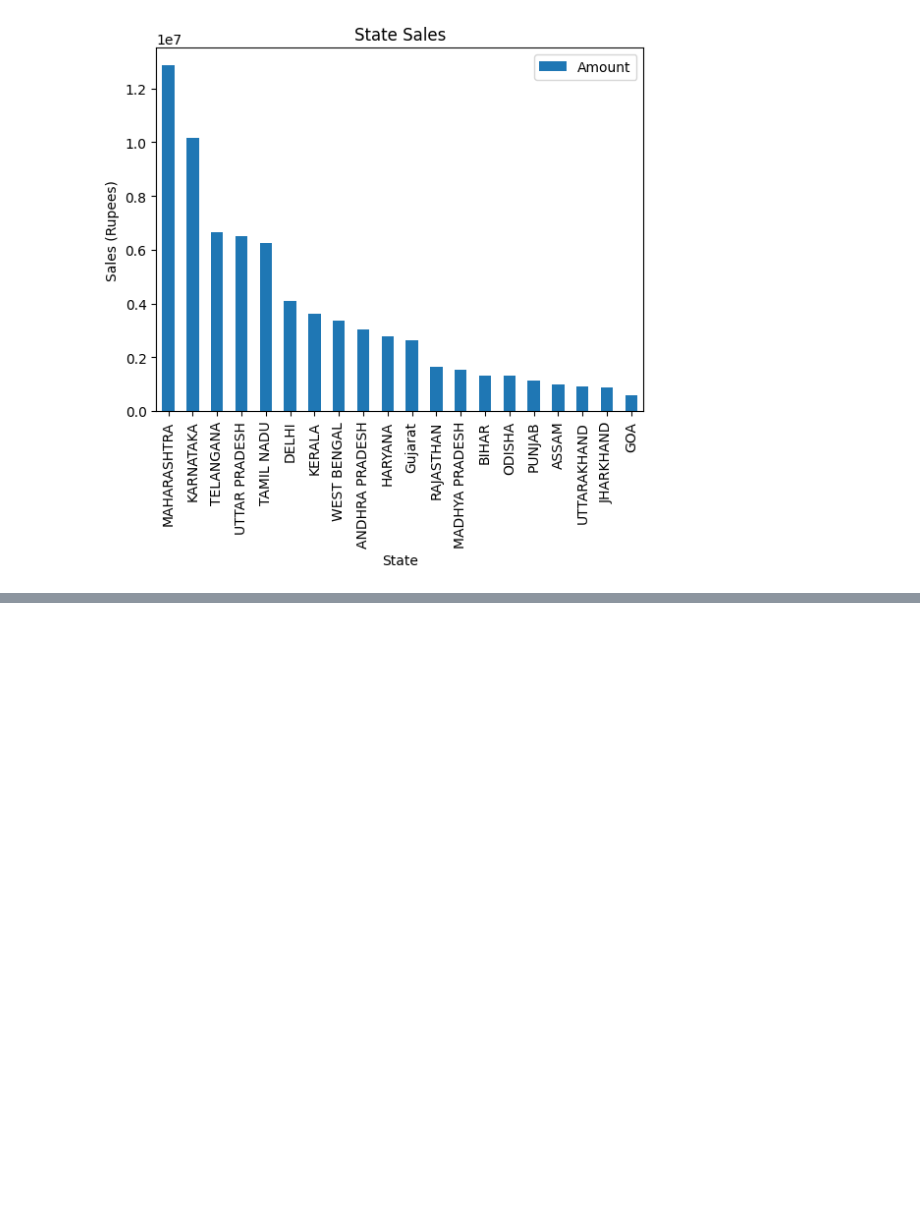
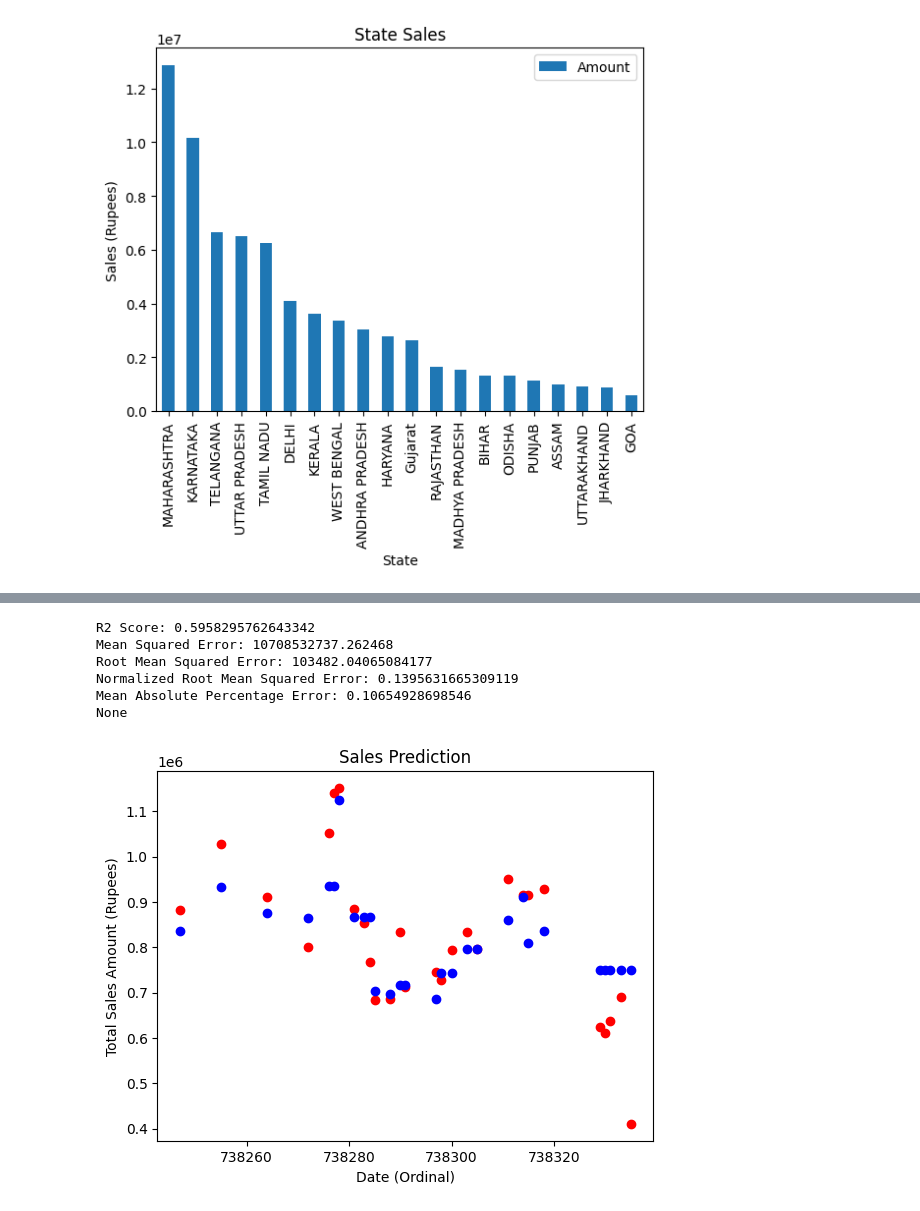
Before and after one commit to khangwen/data-analysis-project, a Jupyter notebook: notebooks/sales_analysis.ipynb, the cells around one changed output, grey strips where cells are left out. Saved outputs shown, nothing was run; the diff lists cells and outputs as text; code cells hidden in the pictures; blank space fills up the shorter version.

```diff
--- a/notebooks/sales_analysis.ipynb
+++ b/notebooks/sales_analysis.ipynb
@@ -227,0 +321,21 @@ plt.show()
+# %%
+from sklearn.ensemble import GradientBoostingRegressor
+gb_reg = GradientBoostingRegressor(n_estimators=100, random_state=0)
+gb_reg.fit(X_train.reshape(-1, 1), y_train)
+
+y_pred = gb_reg.predict(X_test.reshape(-1, 1))
+plt.scatter(X_test, y_test, color = 'red')
+plt.scatter(X_test, y_pred, color= 'blue')
+plt.title('Sales Prediction')
+plt.xlabel('Date (Ordinal)')
+plt.ylabel('Total Sales Amount (Rupees)')
+
+print(print_metrics(y_test, y_pred))
+# %% [output]
+R2 Score: 0.5958295762643342
+Mean Squared Error: 10708532737.262468
+Root Mean Squared Error: 103482.04065084177
+Normalized Root Mean Squared Error: 0.1395631665309119
+Mean Absolute Percentage Error: 0.10654928698546
+None
+[figure, added]
```
Also changed, not shown: parts of 6 cells of this notebook, 2 other files.
